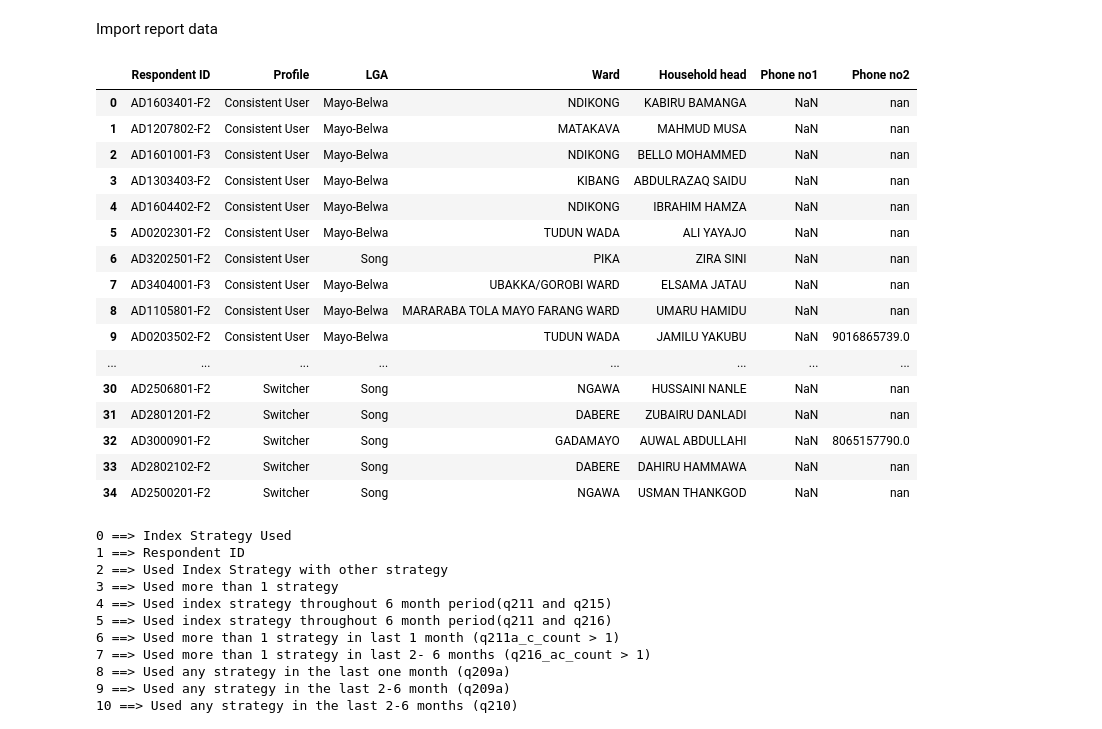
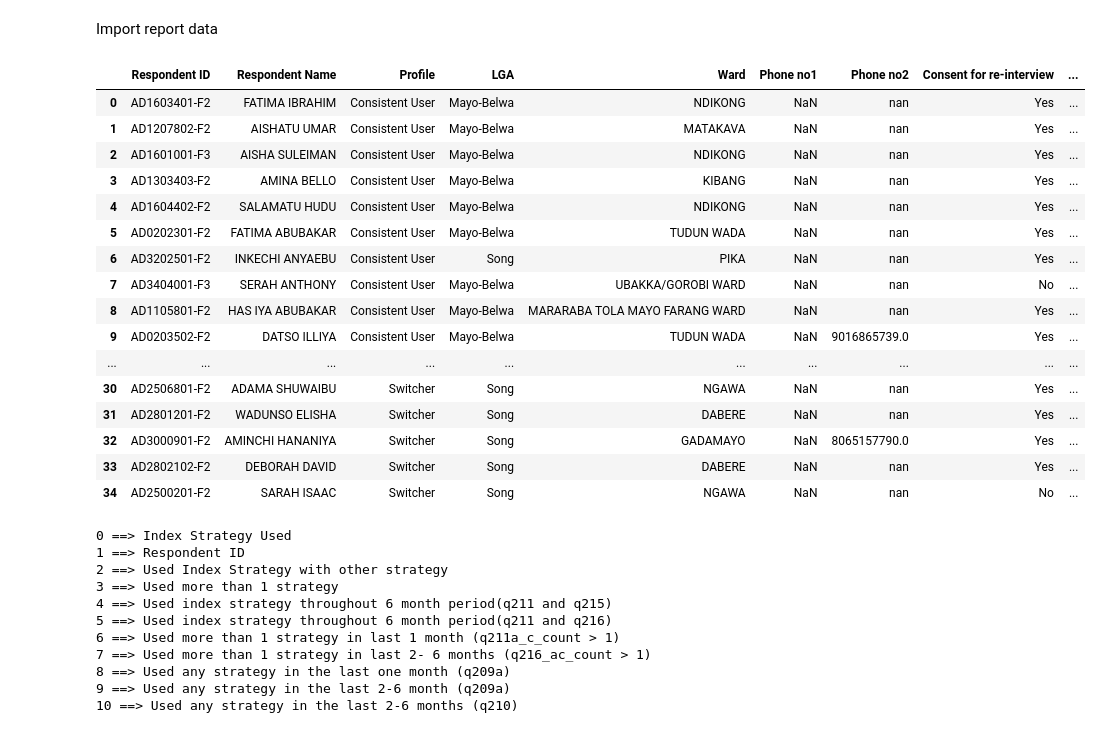
Before and after one commit to thatjohnguy/afidep-deep-learning-project, a Jupyter notebook: qual_select.ipynb, the cells around one changed output. Cells and saved outputs as stored; diff of their text form; code cells hidden in the pictures.

Commit message:
added generator script for qualitative selection

```diff
--- a/qual_select.ipynb
+++ b/qual_select.ipynb
@@ -16,6 +16,8 @@ pd.io.formats.excel.ExcelFormatter.header_style = None
 pd.options.display.max_rows = None
 pd.options.display.max_columns = None
 r=pd.read_stata(stata_dir()+"Teamup_Women_Dataset_cleanv4.dta",convert_categoricals=False)
+respondent_labels=pd.read_excel(excel_dir()+"teamup_women_name.xlsx")
+interviewer_names=pd.read_excel(excel_dir()+"teamup_interviewers.xlsx")
 print("Configuration Complete!")
 # %% [output]
 Configuration Complete!
@@ -21,0 +43,5 @@ Configuration Complete!
+# %%
+interviewer_names=pd.read_excel(excel_dir()+"teamup_interviewers.xlsx")
+# %%
+r['resp_labels']=respondent_labels['res_name']
+r['interviewer_labels']=interviewer_names['name']
@@ -47,6 +83,7 @@ s2=concurrent_user["Respondent ID"]
 s3=stopper["Respondent ID"]
 s4=switcher["Respondent ID"]
 ids=[]
+resp_name=[]
 prof=[]
 husband=[]
 phone1=[]
@@ -58,7 +95,12 @@ gpslat=[]
 gpslong=[]
 gpsalt=[]
 gpsacc=[]
-
+interviewer=[]
+date_of_interview=[]
+good_time=[]
+reinterview=[]
+husband_concent=[]
+observation=[]
 
 
 
@@ -94,6 +136,9 @@ for i in ids:
     x=data[data['resp_select']==i]['husband_participate']
     husband.append(x.iloc[0])
 # display(z)
+for i in ids:
+    x=data[data['resp_select']==i]['resp_labels']
+    resp_name.append(x.iloc[0])
 
 for i in ids:
     x=data[data['resp_select']==i]['phn_1st']
@@ -111,52 +156,95 @@ for i in ids:
     x=int(x)
     x=choices[choices["code"]==x]["decode"]
     x=x.iloc[0]
     lga.append(x)
 
 for i in ids:
     x=data[data['resp_select']==i]['ward']
     x=x.iloc[0]
     x=str(x)
 
     ward.append(x)
 for i in ids:
-    x=data[data['resp_select']==i]['hh_name']
+    x=data[data['resp_select']==i]['husband_name']
     x=x.iloc[0]
     x=str(x)
 
     head.append(x)
 for i in ids:
     x=data[data['resp_select']==i]['gpslatitude']
     gpslat.append(x.iloc[0])
 for i in ids:
     x=data[data['resp_select']==i]['gpslongitude']
     gpslong.append(x.iloc[0])
 for i in ids:
     x=data[data['resp_select']==i]['gpsaltitude']
     gpsalt.append(x.iloc[0])
 for i in ids:
     x=data[data['resp_select']==i]['gpsaccuracy']
     gpsacc.append(x.iloc[0])
+for i in ids:
+    x=data[data['resp_select']==i]['your_name']
+    interviewer.append(x.iloc[0])
+for i in ids:
+    x=data[data['resp_select']==i]['provide_phn']
+    reinterview.append(x.iloc[0])
+for i in ids:
+    x=data[data['resp_select']==i]['today']
+    date_of_interview.append(x.iloc[0])
+for i in ids:
+    x=data[data['resp_select']==i]['husband_schedule']
+    x=x.iloc[0]
+    good_time.append(x[-11:])
+for i in ids:
+    x=data[data['resp_select']==i]['husband_participate']
+    husband_concent.append(x.iloc[0])
+for i in ids:
+    x=data[data['resp_select']==i]['observation']
+    observation.append(x.iloc[0])
 
-pd.DataFrame({"Respondent ID":ids,"Profile":prof,"LGA":lga,"Ward":ward,"Household head":head,"Phone no1":phone1,"Phone no2":phone2})
+selection=pd.DataFrame({"Respondent ID":ids,
+              "Respondent Name":resp_name,
+              "Profile":prof,"LGA":lga,
+              "Ward":ward,
+              "Phone no1":phone1,
+              "Phone no2":phone2,
+              "Consent for re-interview":reinterview,
+              "Concent for husband's Interview":husband_concent,
+              "Respondent's husband":head,
+              "Good time for Husband Interview":good_time,
+              "GPS Latitude":gpslat,
+              "GPS Longitude":gpslong,
+              "GPS Altitude":gpsalt,
+              "GPS Accuracy":gpsacc,
+              "Interviewer Name":interviewer,
+              "Date of Interview":date_of_interview})
+selection = selection.replace(1,'Yes')
+selection = selection.replace(0,'No')
+temp=[]
+for i in selection['Interviewer Name']:
+    if i in interviewer_names['id']:
+        x=interviewer_names[interviewer_names['id']==i]['name']
+        temp.append(x.iloc[0])
+selection['Interviewer Name']=temp
+selection
 # %% [output]
-|  | Respondent ID | Profile | LGA | Ward | Household head | Phone no1 | Phone no2 |
-| 0 | AD1603401-F2 | Consistent User | Mayo-Belwa | NDIKONG | KABIRU BAMANGA | NaN | nan |
-| 1 | AD1207802-F2 | Consistent User | Mayo-Belwa | MATAKAVA | MAHMUD MUSA | NaN | nan |
-| 2 | AD1601001-F3 | Consistent User | Mayo-Belwa | NDIKONG | BELLO MOHAMMED | NaN | nan |
-| 3 | AD1303403-F2 | Consistent User | Mayo-Belwa | KIBANG | ABDULRAZAQ SAIDU | NaN | nan |
-| 4 | AD1604402-F2 | Consistent User | Mayo-Belwa | NDIKONG | IBRAHIM HAMZA | NaN | nan |
-| 5 | AD0202301-F2 | Consistent User | Mayo-Belwa | TUDUN WADA | ALI YAYAJO | NaN | nan |
-| 6 | AD3202501-F2 | Consistent User | Song | PIKA | ZIRA SINI | NaN | nan |
-| 7 | AD3404001-F3 | Consistent User | Mayo-Belwa | UBAKKA/GOROBI WARD | ELSAMA JATAU | NaN | nan |
-| 8 | AD1105801-F2 | Consistent User | Mayo-Belwa | MARARABA TOLA MAYO FARANG WARD | UMARU HAMIDU | NaN | nan |
-| 9 | AD0203502-F2 | Consistent User | Mayo-Belwa | TUDUN WADA | JAMILU YAKUBU | NaN | 9016865739.0 |
-| ... | ... | ... | ... | ... | ... | ... | ... |
-| 30 | AD2506801-F2 | Switcher | Song | NGAWA | HUSSAINI NANLE | NaN | nan |
-| 31 | AD2801201-F2 | Switcher | Song | DABERE | ZUBAIRU DANLADI | NaN | nan |
-| 32 | AD3000901-F2 | Switcher | Song | GADAMAYO | AUWAL ABDULLAHI | NaN | 8065157790.0 |
-| 33 | AD2802102-F2 | Switcher | Song | DABERE | DAHIRU HAMMAWA | NaN | nan |
-| 34 | AD2500201-F2 | Switcher | Song | NGAWA | USMAN THANKGOD | NaN | nan |
+|  | Respondent ID | Respondent Name | Profile | LGA | Ward | Phone no1 | Phone no2 | Consent for re-interview | ... |
+| 0 | AD1603401-F2 | FATIMA IBRAHIM | Consistent User | Mayo-Belwa | NDIKONG | NaN | nan | Yes | ... |
+| 1 | AD1207802-F2 | AISHATU UMAR | Consistent User | Mayo-Belwa | MATAKAVA | NaN | nan | Yes | ... |
+| 2 | AD1601001-F3 | AISHA SULEIMAN | Consistent User | Mayo-Belwa | NDIKONG | NaN | nan | Yes | ... |
+| 3 | AD1303403-F2 | AMINA BELLO | Consistent User | Mayo-Belwa | KIBANG | NaN | nan | Yes | ... |
+| 4 | AD1604402-F2 | SALAMATU HUDU | Consistent User | Mayo-Belwa | NDIKONG | NaN | nan | Yes | ... |
+| 5 | AD0202301-F2 | FATIMA ABUBAKAR | Consistent User | Mayo-Belwa | TUDUN WADA | NaN | nan | Yes | ... |
+| 6 | AD3202501-F2 | INKECHI ANYAEBU | Consistent User | Song | PIKA | NaN | nan | Yes | ... |
+| 7 | AD3404001-F3 | SERAH ANTHONY | Consistent User | Mayo-Belwa | UBAKKA/GOROBI WARD | NaN | nan | No | ... |
+| 8 | AD1105801-F2 | HAS IYA ABUBAKAR | Consistent User | Mayo-Belwa | MARARABA TOLA MAYO FARANG WARD | NaN | nan | Yes | ... |
+| 9 | AD0203502-F2 | DATSO ILLIYA | Consistent User | Mayo-Belwa | TUDUN WADA | NaN | 9016865739.0 | Yes | ... |
+| ... | ... | ... | ... | ... | ... | ... | ... | ... | ... |
+| 30 | AD2506801-F2 | ADAMA SHUWAIBU | Switcher | Song | NGAWA | NaN | nan | Yes | ... |
+| 31 | AD2801201-F2 | WADUNSO ELISHA | Switcher | Song | DABERE | NaN | nan | Yes | ... |
+| 32 | AD3000901-F2 | AMINCHI HANANIYA | Switcher | Song | GADAMAYO | NaN | 8065157790.0 | Yes | ... |
+| 33 | AD2802102-F2 | DEBORAH DAVID | Switcher | Song | DABERE | NaN | nan | Yes | ... |
+| 34 | AD2500201-F2 | SARAH ISAAC | Switcher | Song | NGAWA | NaN | nan | No | ... |
 # %%
 for i,j in enumerate(consistent_user.columns):
     print(f"{i} ==> {j}")
```
Also changed, not shown: parts of 4 cells of this notebook, 1 other file.
